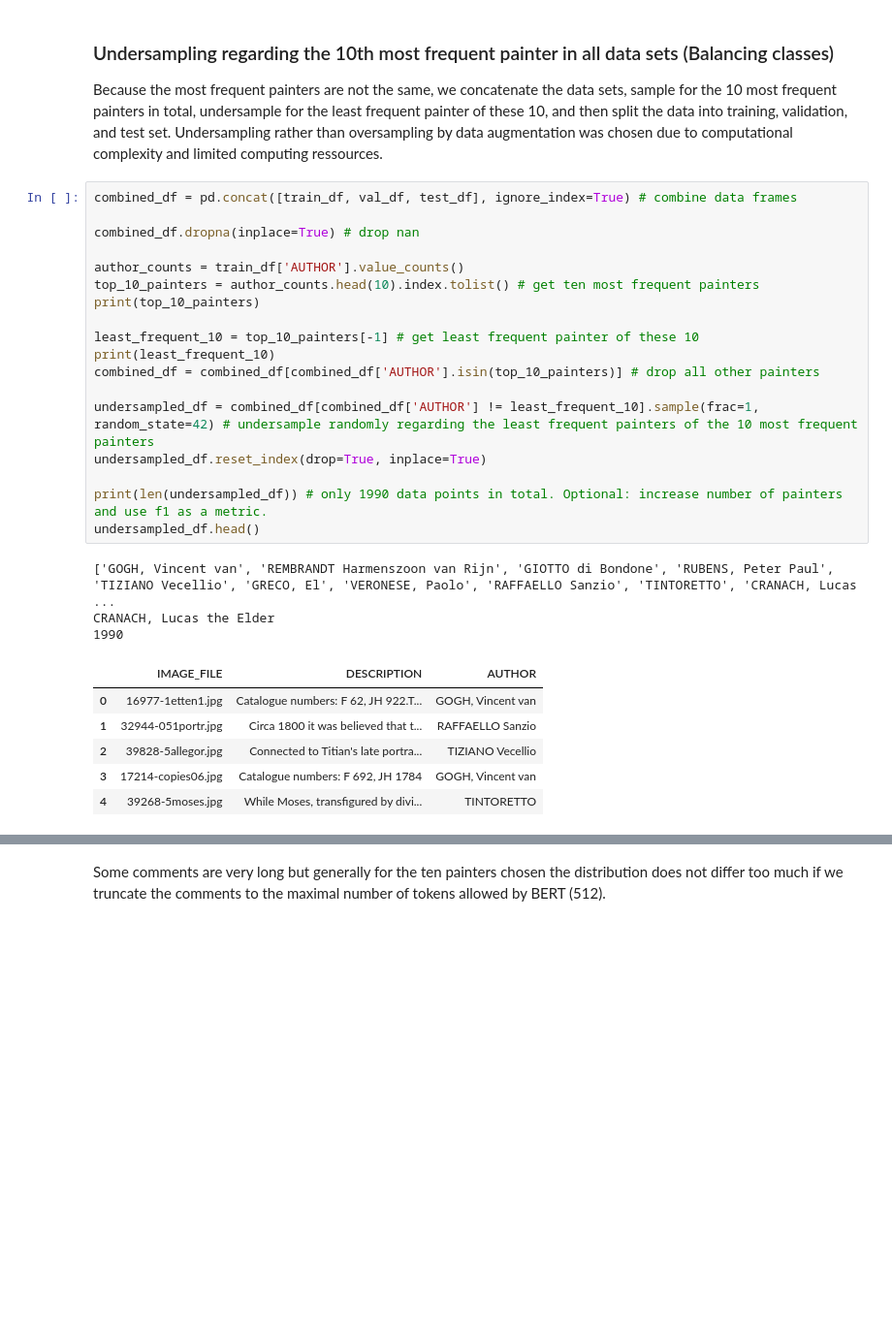
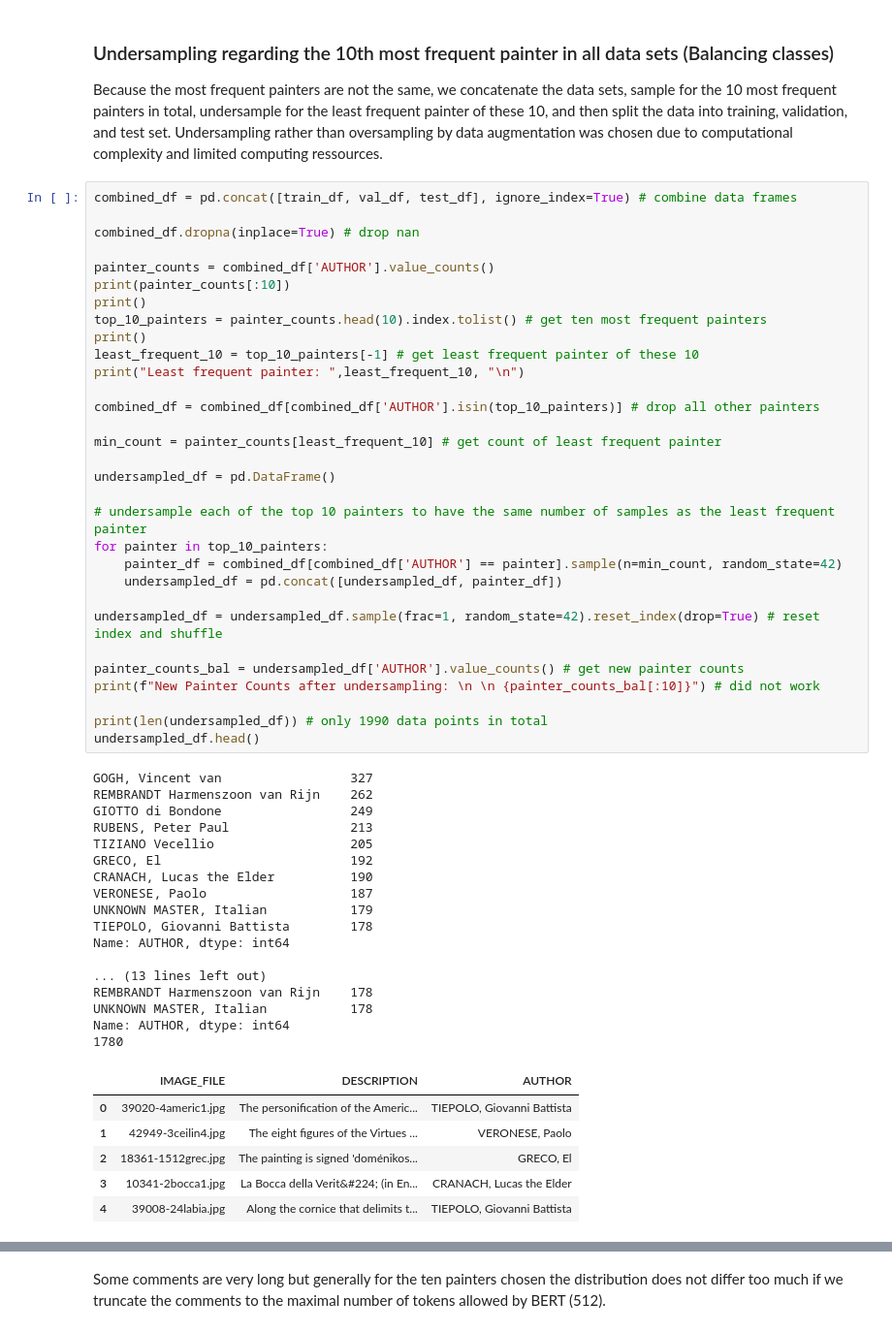
Before and after one commit to reascr/Multimodal_Painter_Attribution, a Jupyter notebook: Data_Pipeline.ipynb, the cells around one changed output, grey strips where cells are left out. Shown at 97% size. Saved outputs shown, nothing was run; the diff lists cells and outputs as text; blank space fills up the shorter version.

```diff
--- a/Data_Pipeline.ipynb
+++ b/Data_Pipeline.ipynb
@@ -68,29 +92,56 @@ Because the most frequent painters are not the same, we concatenate the data set
 # %%
 combined_df = pd.concat([train_df, val_df, test_df], ignore_index=True) # combine data frames
 
 combined_df.dropna(inplace=True) # drop nan
 
-author_counts = train_df['AUTHOR'].value_counts()
-top_10_painters = author_counts.head(10).index.tolist() # get ten most frequent painters
-print(top_10_painters)
+painter_counts = combined_df['AUTHOR'].value_counts()
+print(painter_counts[:10])
+print()
+top_10_painters = painter_counts.head(10).index.tolist() # get ten most frequent painters
+print()
+least_frequent_10 = top_10_painters[-1] # get least frequent painter of these 10
+print("Least frequent painter: ",least_frequent_10, "\n")
 
-least_frequent_10 = top_10_painters[-1] # get least frequent painter of these 10
-print(least_frequent_10)
 combined_df = combined_df[combined_df['AUTHOR'].isin(top_10_painters)] # drop all other painters
 
-undersampled_df = combined_df[combined_df['AUTHOR'] != least_frequent_10].sample(frac=1, random_state=42) # undersample randomly regarding the least frequent painters of the 10 most frequent painters
-undersampled_df.reset_index(drop=True, inplace=True)
+min_count = painter_counts[least_frequent_10] # get count of least frequent painter
 
-print(len(undersampled_df)) # only 1990 data points in total. Optional: increase number of painters and use f1 as a metric.
+undersampled_df = pd.DataFrame()
+
+# undersample each of the top 10 painters to have the same number of samples as the least frequent painter
+for painter in top_10_painters:
+    painter_df = combined_df[combined_df['AUTHOR'] == painter].sample(n=min_count, random_state=42)
+    undersampled_df = pd.concat([undersampled_df, painter_df])
+
+undersampled_df = undersampled_df.sample(frac=1, random_state=42).reset_index(drop=True) # reset index and shuffle
+
+painter_counts_bal = undersampled_df['AUTHOR'].value_counts() # get new painter counts
+print(f"New Painter Counts after undersampling: \n \n {painter_counts_bal[:10]}") # did not work
+
+print(len(undersampled_df)) # only 1990 data points in total
 undersampled_df.head()
 # %% [output]
-['GOGH, Vincent van', 'REMBRANDT Harmenszoon van Rijn', 'GIOTTO di Bondone', 'RUBENS, Peter Paul', 'TIZIANO Vecellio', 'GRECO, El', 'VERONESE, Paolo', 'RAFFAELLO Sanzio', 'TINTORETTO', 'CRANACH, Lucas ...
-CRANACH, Lucas the Elder
-1990
+GOGH, Vincent van                 327
+REMBRANDT Harmenszoon van Rijn    262
+GIOTTO di Bondone                 249
+RUBENS, Peter Paul                213
+TIZIANO Vecellio                  205
+GRECO, El                         192
+CRANACH, Lucas the Elder          190
+VERONESE, Paolo                   187
+UNKNOWN MASTER, Italian           179
+TIEPOLO, Giovanni Battista        178
+Name: AUTHOR, dtype: int64
+
+... (13 lines left out)
+REMBRANDT Harmenszoon van Rijn    178
+UNKNOWN MASTER, Italian           178
+Name: AUTHOR, dtype: int64
+1780
 |  | IMAGE_FILE | DESCRIPTION | AUTHOR |
-| 0 | 16977-1etten1.jpg | Catalogue numbers: F 62, JH 922.T... | GOGH, Vincent van |
-| 1 | 32944-051portr.jpg | Circa 1800 it was believed that t... | RAFFAELLO Sanzio |
-| 2 | 39828-5allegor.jpg | Connected to Titian's late portra... | TIZIANO Vecellio |
-| 3 | 17214-copies06.jpg | Catalogue numbers: F 692, JH 1784 | GOGH, Vincent van |
-| 4 | 39268-5moses.jpg | While Moses, transfigured by divi... | TINTORETTO |
+| 0 | 39020-4americ1.jpg | The personification of the Americ... | TIEPOLO, Giovanni Battista |
+| 1 | 42949-3ceilin4.jpg | The eight figures of the Virtues ... | VERONESE, Paolo |
+| 2 | 18361-1512grec.jpg | The painting is signed 'doménikos... | GRECO, El |
+| 3 | 10341-2bocca1.jpg | La Bocca della Verit&#224; (in En... | CRANACH, Lucas the Elder |
+| 4 | 39008-24labia.jpg | Along the cornice that delimits t... | TIEPOLO, Giovanni Battista |
 # %%
```
Also changed, not shown: parts of 15 cells of this notebook, 8 other files.
